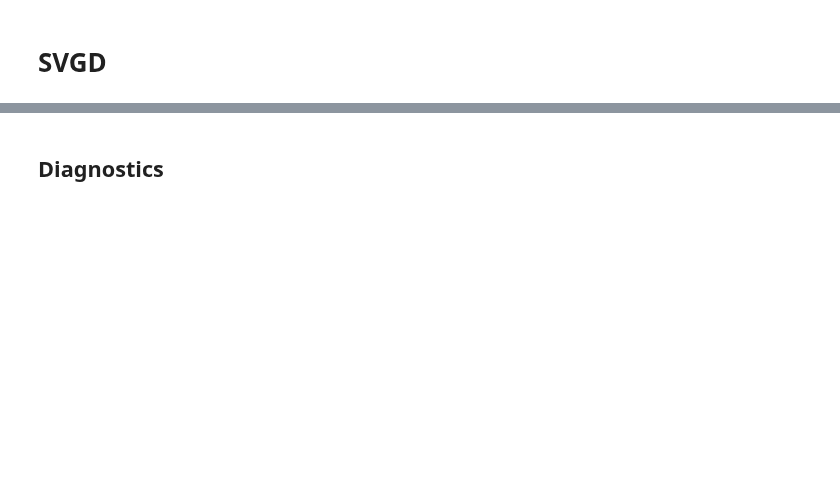
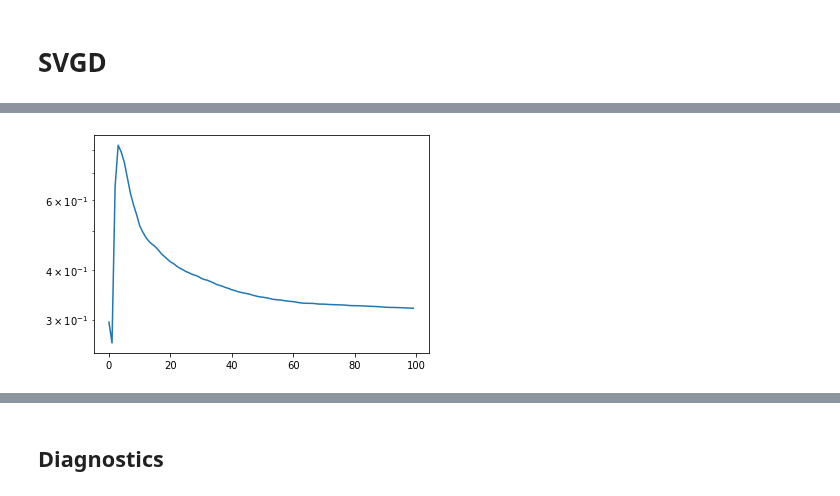
Before and after one commit to ratschlab/projects-2020-Neural-SVGD, a Jupyter notebook: Model.ipynb, the cells around one changed output, grey strips where cells are left out. Saved outputs shown, nothing was run; the diff lists cells and outputs as text; code cells hidden in the pictures; blank space fills up the shorter version.

```diff
--- a/Model.ipynb
+++ b/Model.ipynb
@@ -46,0 +64,5 @@ xout, log = svgd(x0, logp, stepsize, L, kernel_param_update_rule)
+# %%
+plt.plot(log11["bandwidth"])
+plt.yscale('log')
+# %% [output]
+[figure, added]
```
Also changed, not shown: parts of 36 cells of this notebook, 8 other files.
